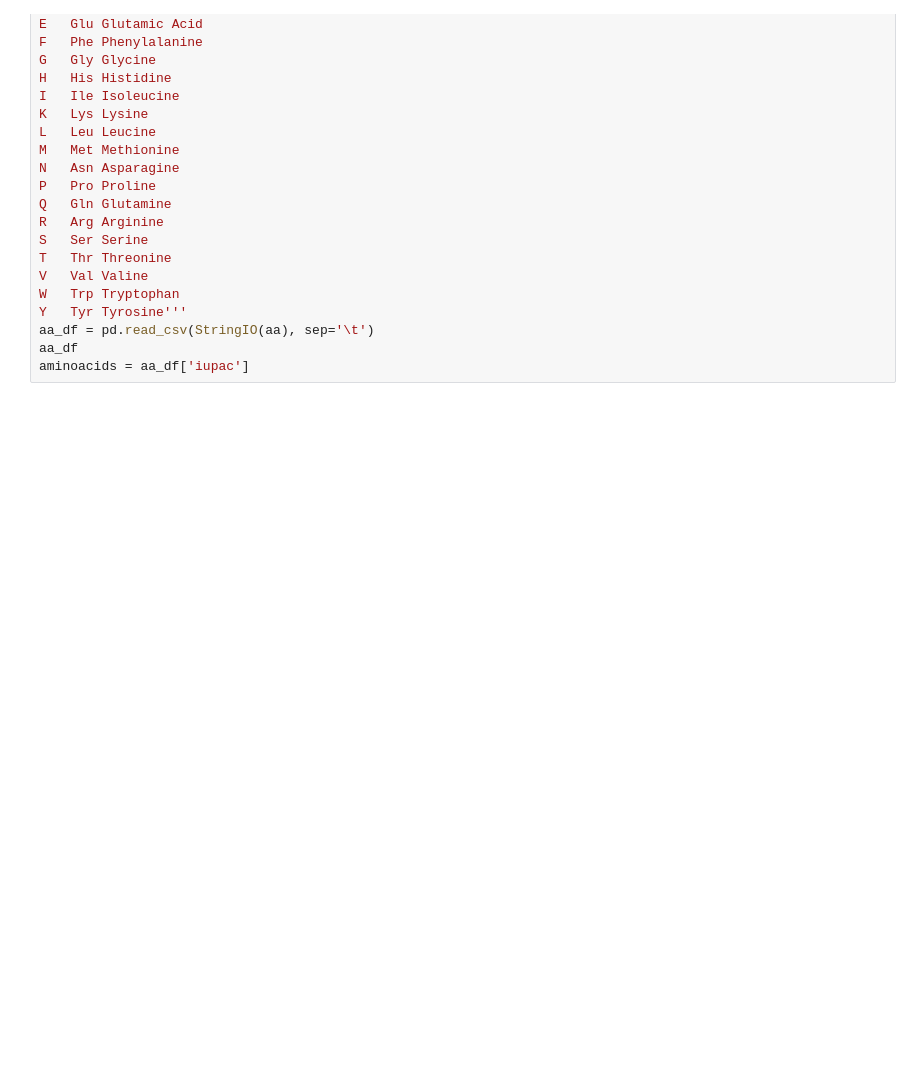
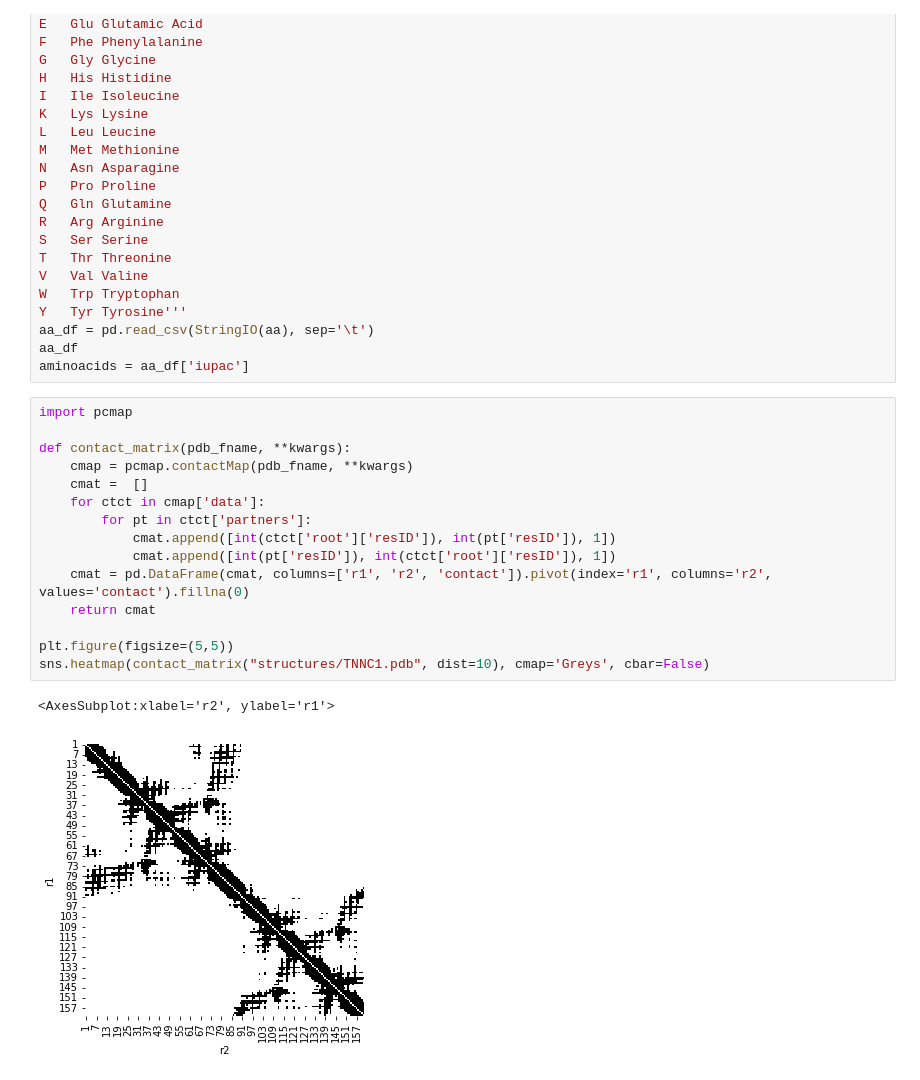
Before and after one commit to cx0/llm-for-clinical-variants, a Jupyter notebook: mutscan_plotting.ipynb, the cells around one changed output. Cells and saved outputs as stored; diff of their text form; blank space fills up the shorter version.

```diff
--- a/mutscan_plotting.ipynb
+++ b/mutscan_plotting.ipynb
@@ -29,6 +29,24 @@ Y	Tyr	Tyrosine'''
 aa_df = pd.read_csv(StringIO(aa), sep='\t')
 aa_df
 aminoacids = aa_df['iupac']
+# %%
+import pcmap
+
+def contact_matrix(pdb_fname, **kwargs):
+    cmap = pcmap.contactMap(pdb_fname, **kwargs)
+    cmat =  []
+    for ctct in cmap['data']:
+        for pt in ctct['partners']:
+            cmat.append([int(ctct['root']['resID']), int(pt['resID']), 1])
+            cmat.append([int(pt['resID']), int(ctct['root']['resID']), 1])
+    cmat = pd.DataFrame(cmat, columns=['r1', 'r2', 'contact']).pivot(index='r1', columns='r2', values='contact').fillna(0)
+    return cmat
+
+plt.figure(figsize=(5,5))
+sns.heatmap(contact_matrix("structures/TNNC1.pdb", dist=10), cmap='Greys', cbar=False)
+# %% [output]
+<AxesSubplot:xlabel='r2', ylabel='r1'>
+[figure, added]
 # %%
 import os
 from scipy.stats.stats import zscore
```
Also changed, not shown: parts of 2 cells of this notebook, 1 other file.
